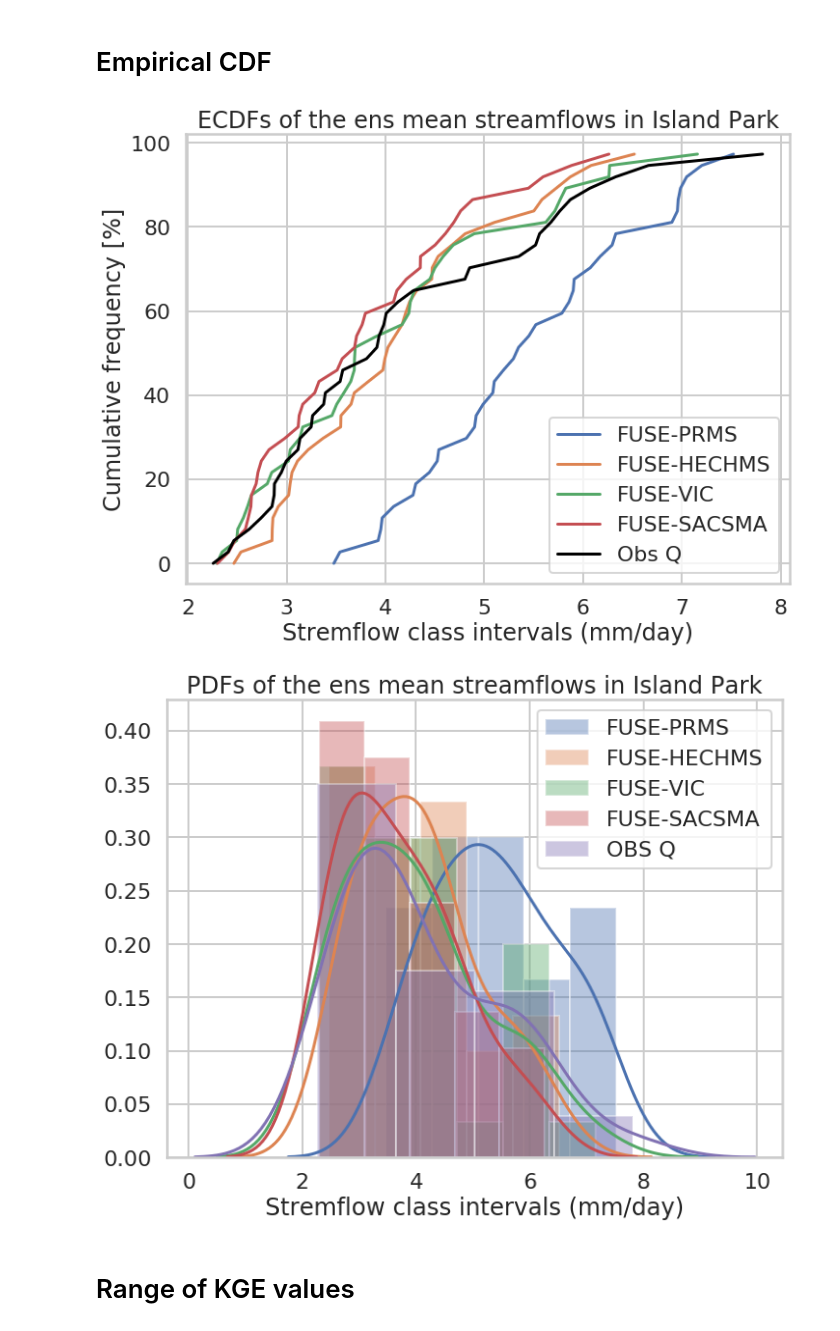
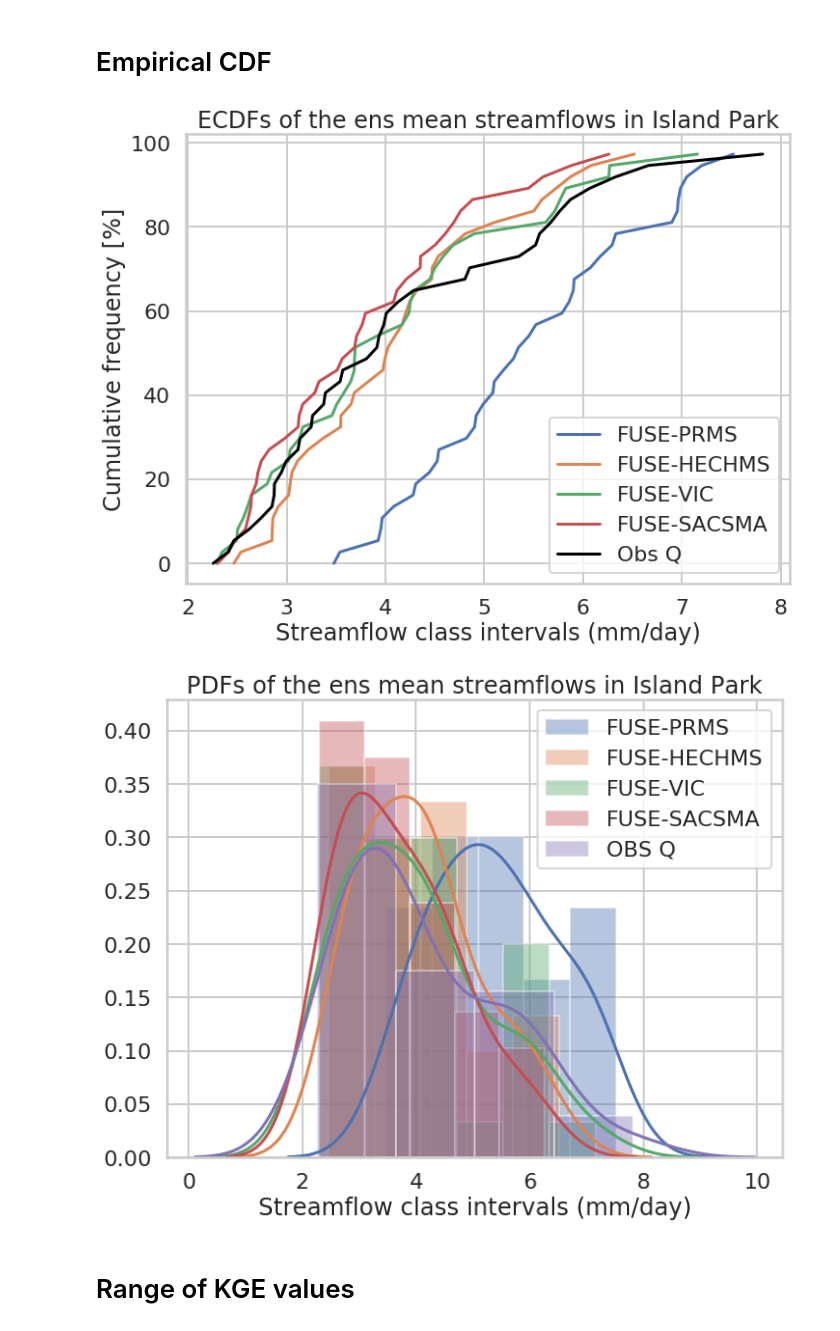
Before and after one commit to msaharia/aasi, a Jupyter notebook: 2_calibrationresults.ipynb, the cells around one changed output. Saved outputs shown, nothing was run; the diff lists cells and outputs as text; code cells hidden in the pictures.

```diff
--- a/2_calibrationresults.ipynb
+++ b/2_calibrationresults.ipynb
@@ -181,34 +181,34 @@ meansacsma = sacsmaq.mean(axis=1)
 # %%
 sns.set(rc={'figure.figsize':(10,8)})
 sns.set_style("whitegrid")
 sns.set_context('poster')
 
 # CDF PLOT
 sns.lineplot(np.sort(meanprms), np.linspace(0, 100, len(meanprms), endpoint=False), label = 'FUSE-PRMS')
 plt.plot(np.sort(meanhechms), np.linspace(0, 100, len(meanprms), endpoint=False), label = 'FUSE-HECHMS')
 plt.plot(np.sort(meanvic), np.linspace(0, 100, len(meanprms), endpoint=False), label = 'FUSE-VIC')
 plt.plot(np.sort(meansacsma), np.linspace(0, 100, len(meanprms), endpoint=False), label = 'FUSE-SACSMA')
 plt.plot(np.sort(qobs), np.linspace(0, 100, len(qobs), endpoint=False), label = 'Obs Q', color = 'black')
 plt.ylabel('Cumulative frequency [%]')
-plt.xlabel('Stremflow class intervals (mm/day)')
+plt.xlabel('Streamflow class intervals (mm/day)')
 plt.title('ECDFs of the ens mean streamflows in Island Park')
 plt.legend()
 plt.savefig('figures/empiricalcdf.png', bbox_inches='tight', dpi=300)
 plt.show()
 
 # PDF PLOT
 sns.distplot(meanprms, label='FUSE-PRMS')
 sns.distplot(meanhechms, label='FUSE-HECHMS')
 sns.distplot(meanvic, label='FUSE-VIC')
 sns.distplot(meansacsma, label='FUSE-SACSMA')
 sns.distplot(qobs, label='OBS Q')
-plt.xlabel('Stremflow class intervals (mm/day)')
+plt.xlabel('Streamflow class intervals (mm/day)')
 plt.title('PDFs of the ens mean streamflows in Island Park')
 plt.legend()
 plt.show()
 # %% [output]
-[figure, old version]
+[figure, new version]
-[figure, old version]
+[figure, new version]
 # %% [markdown]
 # Range of KGE values
 # %%
```
